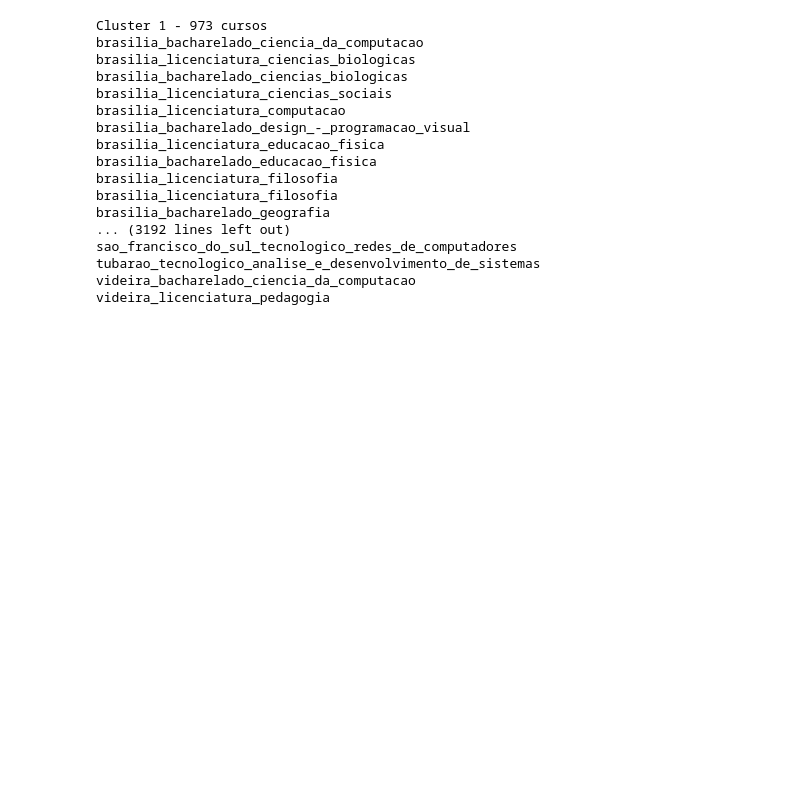
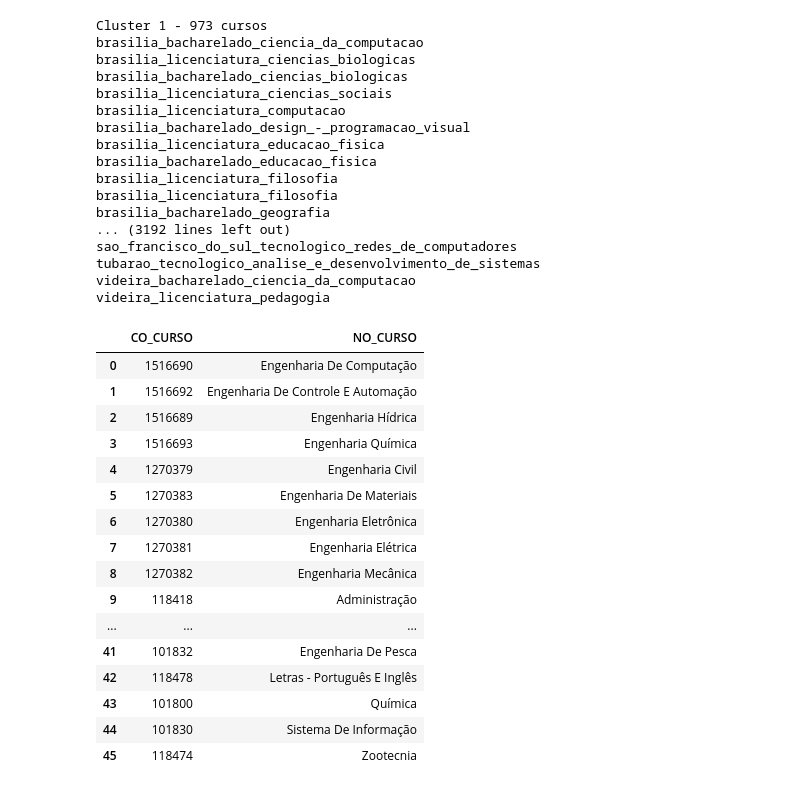
Before and after one commit to Thamires-Lopes/agrupamento-tcc, a Jupyter notebook: agrupamentoNovo/agrupamentos_kmeans/agrupamento_kmeans_2.ipynb, the cells around one changed output. Saved outputs shown, nothing was run; the diff lists cells and outputs as text; code cells hidden in the pictures; blank space fills up the shorter version.

```diff
--- a/agrupamentoNovo/agrupamentos_kmeans/agrupamento_kmeans_2.ipynb
+++ b/agrupamentoNovo/agrupamentos_kmeans/agrupamento_kmeans_2.ipynb
@@ -102,0 +123,20 @@ videira_licenciatura_pedagogia
+# %%
+cursos_filtrados_df
+# %% [output]
+|  | CO_CURSO | NO_CURSO |
+| 0 | 1516690 | Engenharia De Computação |
+| 1 | 1516692 | Engenharia De Controle E Automação |
+| 2 | 1516689 | Engenharia Hídrica |
+| 3 | 1516693 | Engenharia Química |
+| 4 | 1270379 | Engenharia Civil |
+| 5 | 1270383 | Engenharia De Materiais |
+| 6 | 1270380 | Engenharia Eletrônica |
+| 7 | 1270381 | Engenharia Elétrica |
+| 8 | 1270382 | Engenharia Mecânica |
+| 9 | 118418 | Administração |
+| ... | ... | ... |
+| 41 | 101832 | Engenharia De Pesca |
+| 42 | 118478 | Letras - Português E Inglês |
+| 43 | 101800 | Química |
+| 44 | 101830 | Sistema De Informação |
+| 45 | 118474 | Zootecnia |
```
Also changed, not shown: parts of 10 cells of this notebook, 9 other files.
